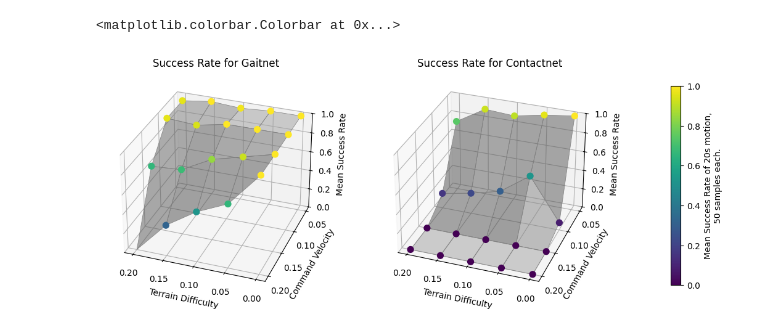
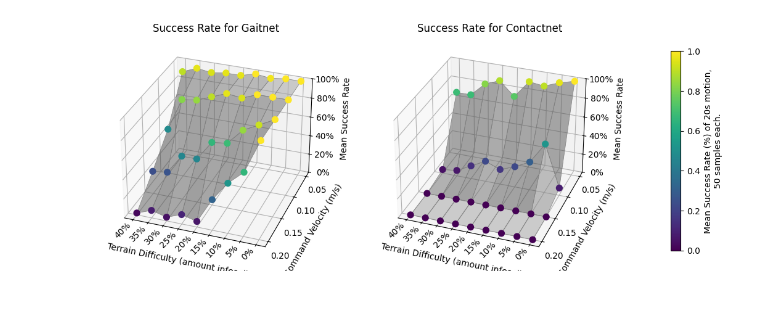
Before and after one commit to opsullivan85/thesis-evaluation-plotter, a Jupyter notebook: grapher.ipynb, the cells around one changed output. Saved outputs shown, nothing was run; the diff lists cells and outputs as text; code cells hidden in the pictures; blank space fills up the shorter version.

```diff
--- a/grapher.ipynb
+++ b/grapher.ipynb
@@ -96,36 +97,48 @@ for count, (network, ax) in enumerate(zip(Actor, [ax1, ax2])):
 
     # Fill in the Z values from our data
     for dp in network_data:
         i = unique_velocities.index(dp.command_velocity)
         j = unique_difficulties.index(dp.terrain_difficulty)
         Z[i, j] = np.mean(dp.success)
 
     # Plot surface with no interpolation in neutral gray color
     surf = ax.plot_surface(X, Y, Z, color='lightgray', edgecolor='gray', linewidth=0.5, alpha=0.5)
 
     # Plot the actual data points with color mapping
     xs = np.array([dp.terrain_difficulty for dp in network_data])
     ys = np.array([dp.command_velocity for dp in network_data])
     zs = np.array([np.mean(dp.success) for dp in network_data])
     sc = ax.scatter(xs, ys, zs, c=zs, cmap='viridis', s=50, depthshade=False, zorder=5, vmin=0, vmax=1)
 
     ax.set_title(f'Success Rate for {network.value.capitalize()}')
-    ax.set_xlabel('Terrain Difficulty')
-    ax.set_ylabel('Command Velocity')
+    ax.set_xlabel('Terrain Difficulty (amount infeasible)')
+    ax.set_ylabel('Command Velocity (m/s)')
     ax.set_zlabel('Mean Success Rate')
     ax.set_zlim(0, 1)
+
+    # Format axes as percentages (assumes values in [0, 1])
+    ax.xaxis.set_major_formatter(PercentFormatter(xmax=1, decimals=0))
+    ax.zaxis.set_major_formatter(PercentFormatter(xmax=1, decimals=0))
 
     # Set ticks to only show where data points exist
     ax.set_xticks(unique_difficulties)
     ax.set_yticks(unique_velocities)
 
+    # Rotate x-axis tick labels and adjust padding
+    ax.xaxis.labelpad = 3
+    ax.yaxis.labelpad = 5
+    ax.zaxis.labelpad = 7
+    for tick in ax.xaxis.get_major_ticks():
+        tick.label1.set_rotation(45)
+        tick.label1.set_horizontalalignment('right')
+        tick.set_pad(-7)
+
     # Rotate view -90 degrees about z-axis (adjust azimuth)
     ax.view_init(elev=30, azim=110)
 
 # Add a single colorbar for both plots
-fig.colorbar(sc, ax=[ax1, ax2], shrink=0.7, pad=0.1, label='Mean Success Rate of 20s motion,\n50 samples each.')
+fig.colorbar(sc, ax=[ax1, ax2], shrink=0.7, pad=0.1, label='Mean Success Rate (%) of 20s motion,\n50 samples each.')
 
-# plt.tight_layout()
+plt.savefig('plot.png', dpi=300, bbox_inches='tight', pad_inches=0.3)
 # %% [output]
-<matplotlib.colorbar.Colorbar at 0x...>
-[figure, old version]
+[figure, new version]
```
Also changed, not shown: parts of 2 cells of this notebook, 32 other files.
